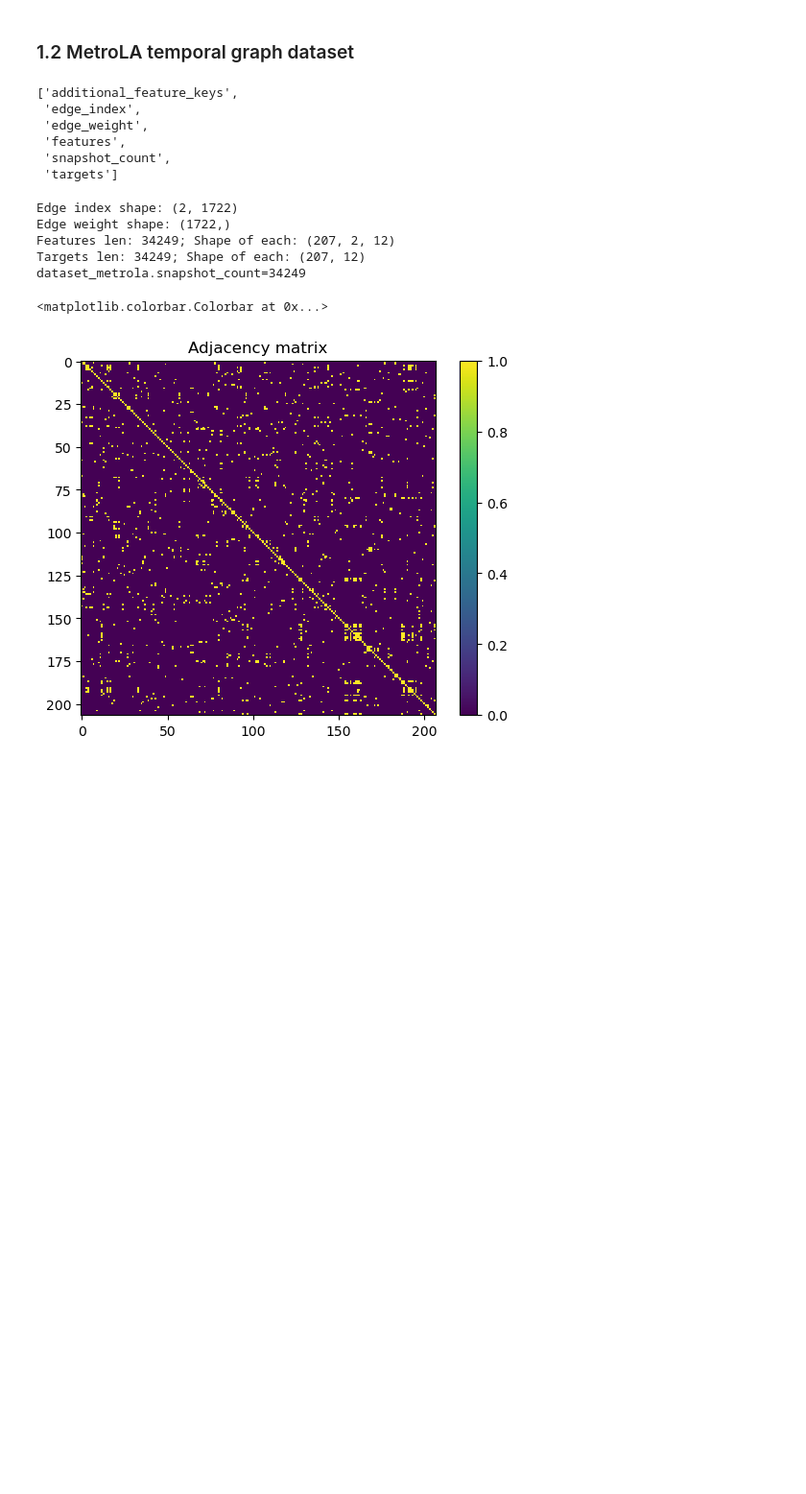
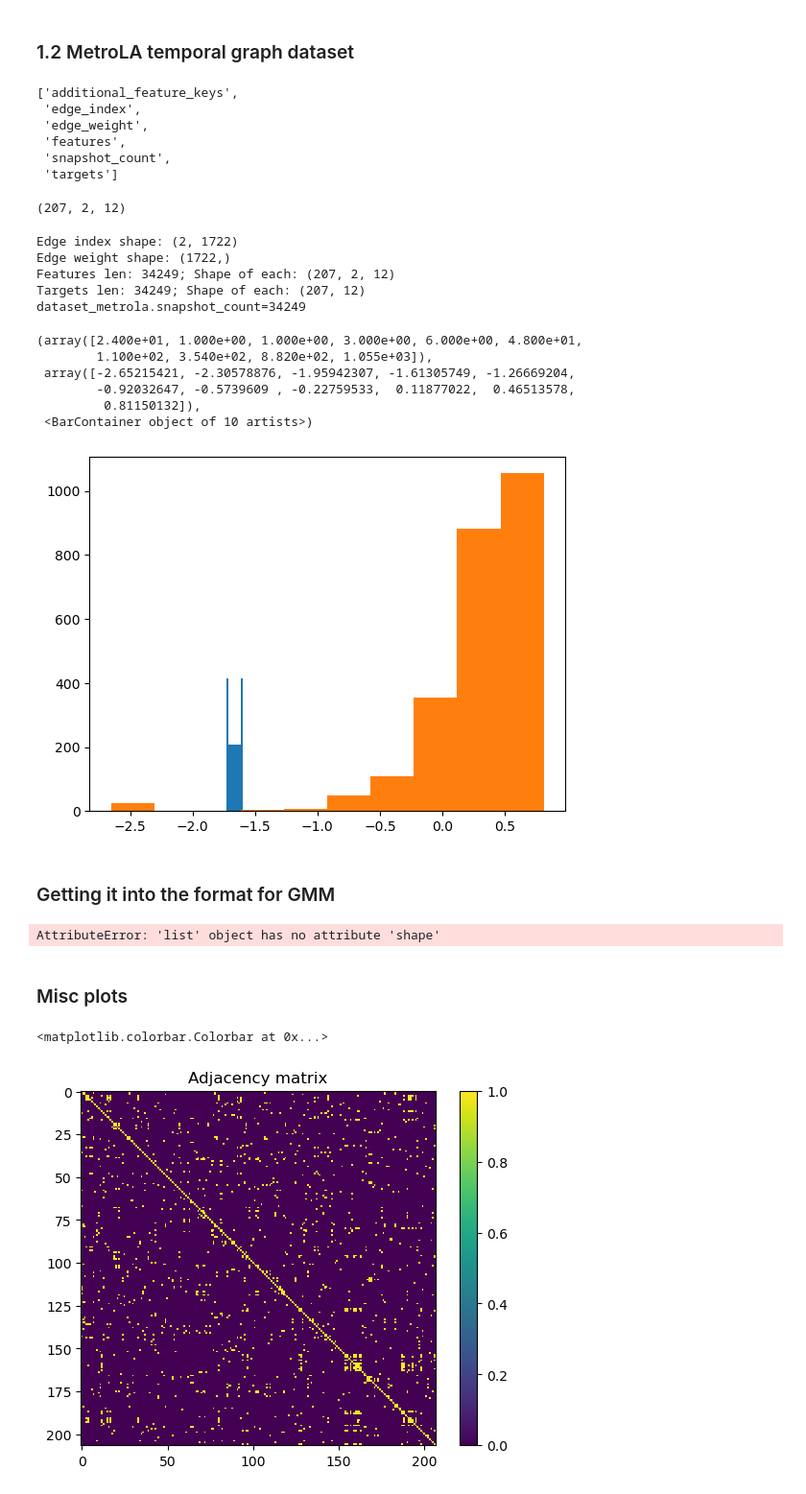
Before and after one commit to Mu-Bilal/Temporal-Graph-MLP-Mixer, a Jupyter notebook: src/TGMM-1/dev/dev1.ipynb, the cells around one changed output. Shown at 96% size. Drawn from its saved outputs; the diff is of its cells as text; code cells hidden in the pictures; blank space fills up the shorter version.

```diff
--- a/src/TGMM-1/dev/dev1.ipynb
+++ b/src/TGMM-1/dev/dev1.ipynb
@@ -56,6 +56,10 @@ attributes
  'features',
  'snapshot_count',
  'targets']
+# %%
+dataset_metrola.features[0].shape
+# %% [output]
+(207, 2, 12)
 # %%
 print(f'Edge index shape: {dataset_metrola.edge_index.shape}')
 print(f'Edge weight shape: {dataset_metrola.edge_weight.shape}')
@@ -68,3 +72,14 @@ Edge weight shape: (1722,)
 Features len: 34249; Shape of each: (207, 2, 12)
 Targets len: 34249; Shape of each: (207, 12)
 dataset_metrola.snapshot_count=34249
+# %%
+plt.hist(dataset_metrola.features[0][:, 1, :].flatten())
+plt.hist(dataset_metrola.targets[0][:, :].flatten())
+# %% [output]
+(array([2.400e+01, 1.000e+00, 1.000e+00, 3.000e+00, 6.000e+00, 4.800e+01,
+        1.100e+02, 3.540e+02, 8.820e+02, 1.055e+03]),
+ array([-2.65215421, -2.30578876, -1.95942307, -1.61305749, -1.26669204,
+        -0.92032647, -0.5739609 , -0.22759533,  0.11877022,  0.46513578,
+         0.81150132]),
+ <BarContainer object of 10 artists>)
+[figure, added]
@@ -70,0 +88,6 @@ dataset_metrola.snapshot_count=34249
+# %% [markdown]
+### Getting it into the format for GMM
+# %%
+dataset_metrola.features
+# %% [output]
+AttributeError: 'list' object has no attribute 'shape'
@@ -71,3 +115,5 @@ dataset_metrola.snapshot_count=34249
+# %% [markdown]
+### Misc plots
 # %%
 num_nodes = dataset_metrola.edge_index.max() + 1
 
```
Also changed, not shown: parts of 4 cells of this notebook, 16 other files.
